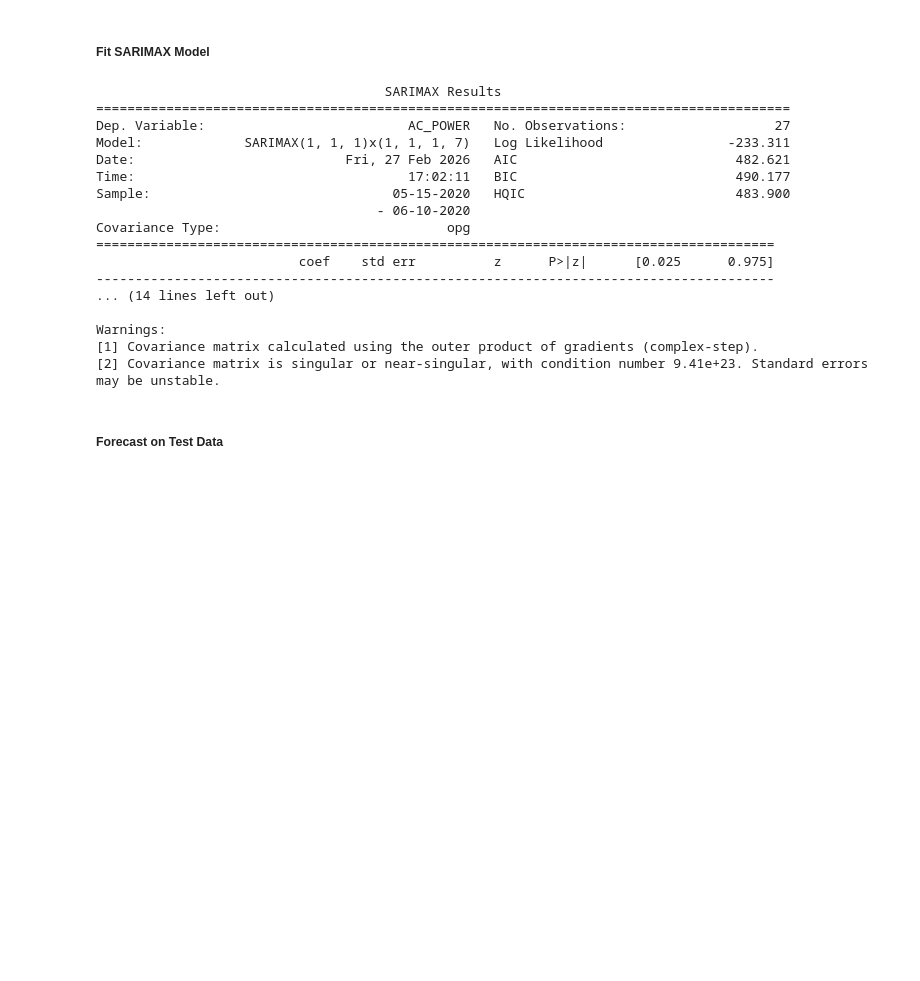
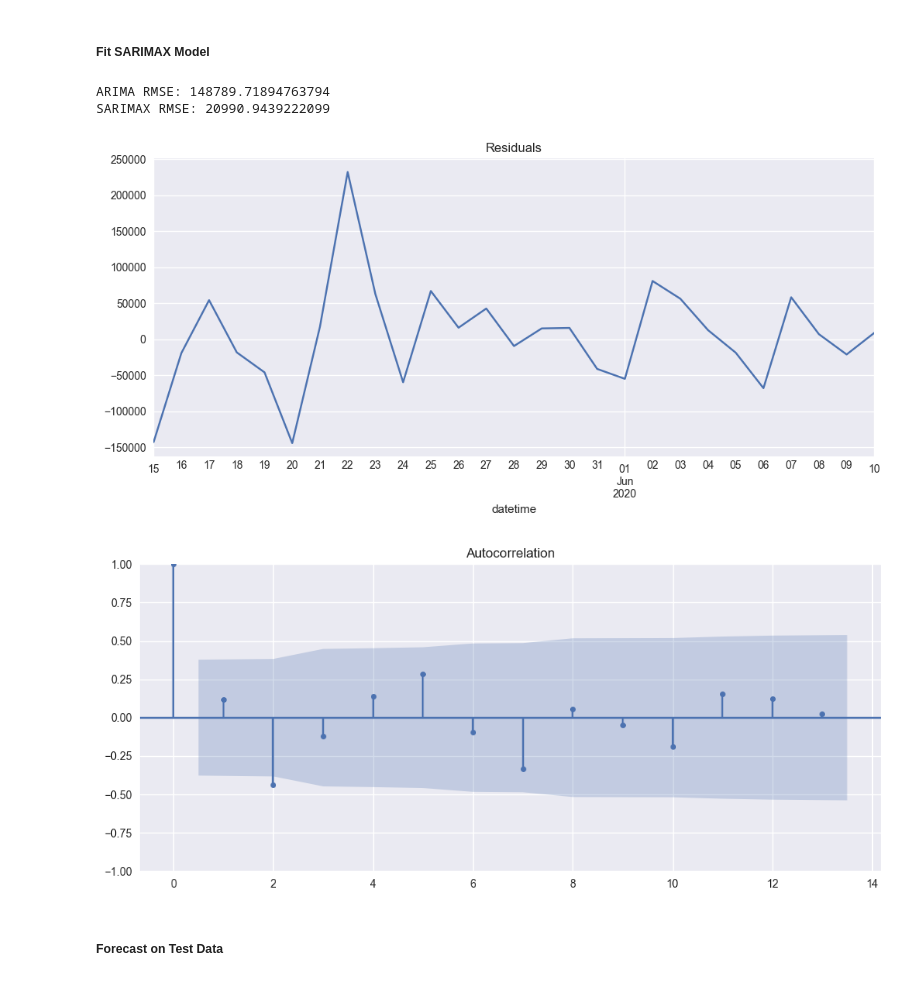
Before and after one commit to sanodyaJinadasa/Solar-Power-Generation-Forecasting, a Jupyter notebook: analysis.ipynb, the cells around one changed output. Saved outputs shown, nothing was run; the diff lists cells and outputs as text; code cells hidden in the pictures; blank space fills up the shorter version.

```diff
--- a/analysis.ipynb
+++ b/analysis.ipynb
@@ -157,33 +168,32 @@ X_test = test[['AMBIENT_TEMPERATURE','MODULE_TEMPERATURE','IRRADIATION']]
 # %% [markdown]
 ##### Fit SARIMAX Model
 # %%
-model = SARIMAX(
+model_arima = SARIMAX(
     y_train,
-    exog=X_train,
     order=(1,1,1),
     seasonal_order=(1,1,1,7)
 )
 
-results = model.fit(disp=False)
-print(results.summary())
+results_arima = model_arima.fit(disp=False)
+
+forecast_arima = results_arima.get_forecast(steps=len(test))
+rmse_arima = np.sqrt(mean_squared_error(y_test, forecast_arima.predicted_mean))
+
+print("ARIMA RMSE:", rmse_arima)
+print("SARIMAX RMSE:", rmse)
 # %% [output]
-                                     SARIMAX Results
-=========================================================================================
-Dep. Variable:                          AC_POWER   No. Observations:                   27
-Model:             SARIMAX(1, 1, 1)x(1, 1, 1, 7)   Log Likelihood                -233.311
-Date:                           Fri, 27 Feb 2026   AIC                            482.621
-Time:                                   17:02:11   BIC                            490.177
-Sample:                               05-15-2020   HQIC                           483.900
-                                    - 06-10-2020
-Covariance Type:                             opg
-=======================================================================================
-                          coef    std err          z      P>|z|      [0.025      0.975]
----------------------------------------------------------------------------------------
-... (14 lines left out)
-
-Warnings:
-[1] Covariance matrix calculated using the outer product of gradients (complex-step).
-[2] Covariance matrix is singular or near-singular, with condition number 9.41e+23. Standard errors may be unstable.
+ARIMA RMSE: 148789.71894763794
+SARIMAX RMSE: 20990.9439222099
+# %%
+results.resid.plot()
+plt.title("Residuals")
+plt.show()
+
+plot_acf(results.resid)
+plt.show()
+# %% [output]
+[figure, added]
+[figure, added]
 # %% [markdown]
 ##### Forecast on Test Data
 # %%
```
Also changed, not shown: parts of 4 cells of this notebook.
